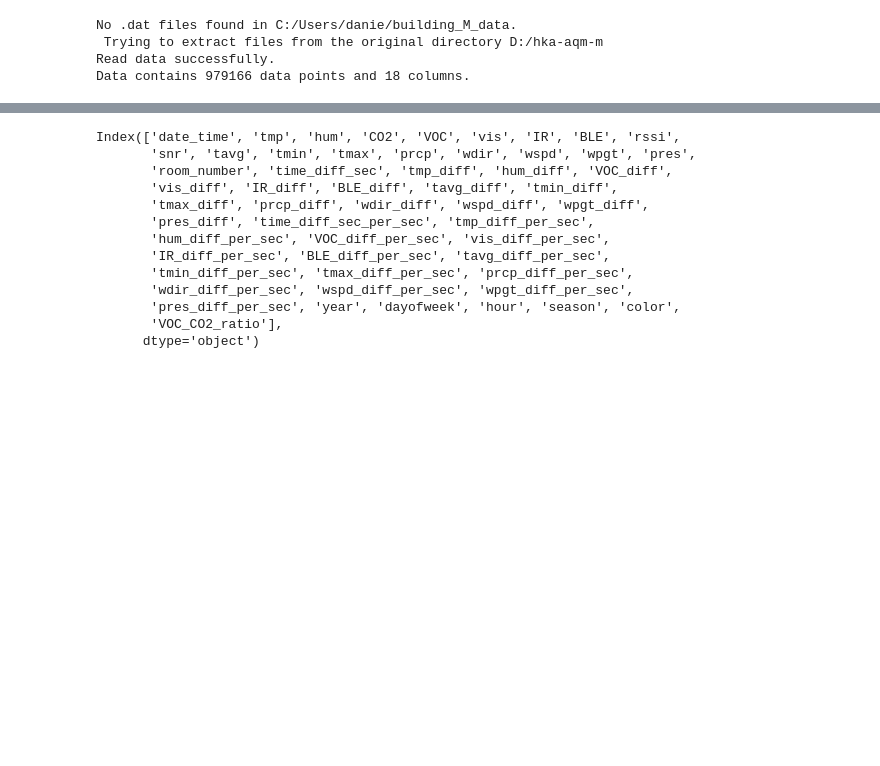
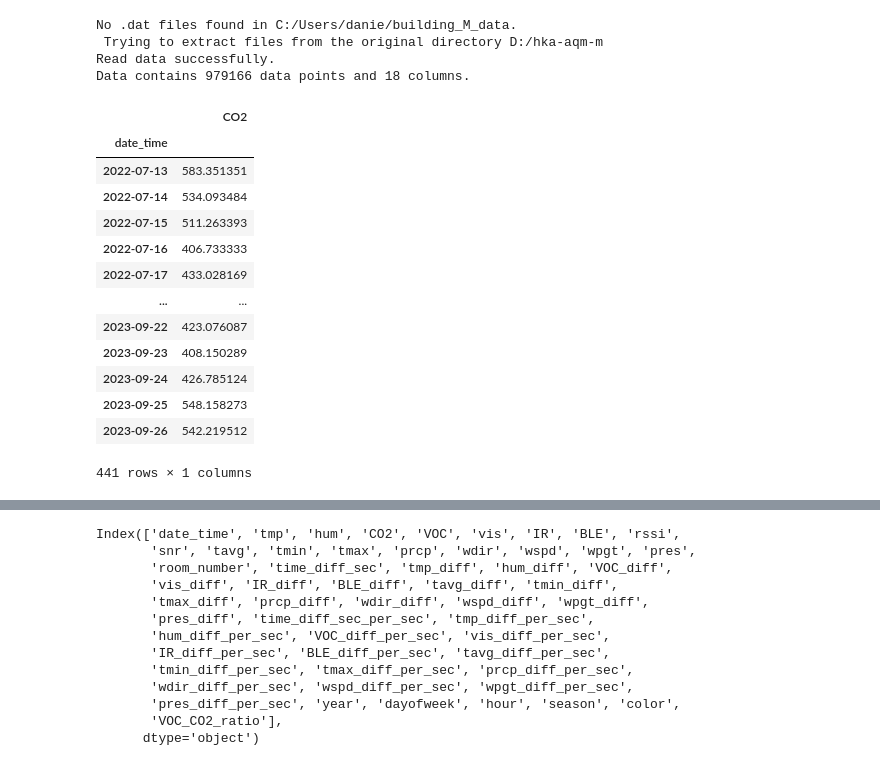
Before and after one commit to dan-vp/iot_co2_ampel_m, a Jupyter notebook: CO2_forecasting.ipynb, the cells around one changed output, grey strips where cells are left out. Drawn from its saved outputs; the diff is of its cells as text; code cells hidden in the pictures; blank space fills up the shorter version.

```diff
--- a/CO2_forecasting.ipynb
+++ b/CO2_forecasting.ipynb
@@ -12,3 +14,20 @@ Data contains 979166 data points and 18 columns.
+# %%
+df[df.device_id.str.contains("m101")].set_index("date_time")[["CO2"]].resample("1d").mean()
+# %% [output]
+|  | CO2 |
+| date_time |  |
+| 2022-07-13 | 583.351351 |
+| 2022-07-14 | 534.093484 |
+| 2022-07-15 | 511.263393 |
+| 2022-07-16 | 406.733333 |
+| 2022-07-17 | 433.028169 |
+| ... | ... |
+| 2023-09-22 | 423.076087 |
+| 2023-09-23 | 408.150289 |
+| 2023-09-24 | 426.785124 |
+| 2023-09-25 | 548.158273 |
+| 2023-09-26 | 542.219512 |
+441 rows × 1 columns
 # %%
 dp = DataPreprocessing(label = "CO2")
 
```
Also changed, not shown: parts of 10 cells of this notebook.
